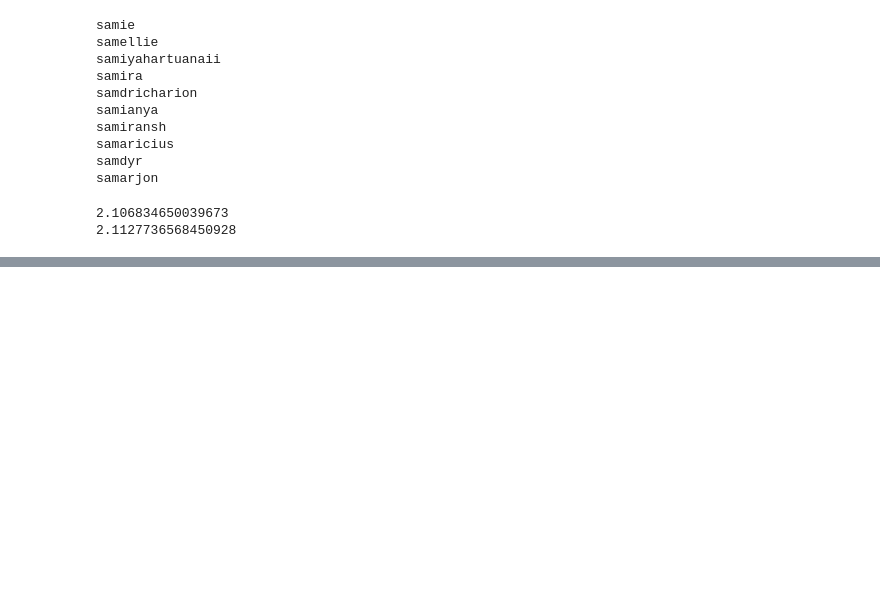
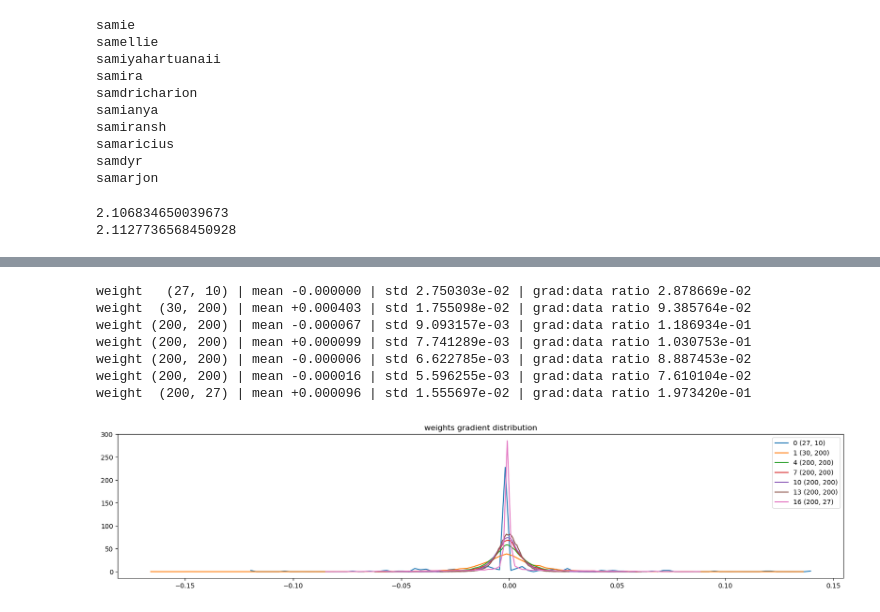
Before and after one commit to gg2001/nn-zero-to-hero, a Jupyter notebook: makemore_mlp2.ipynb, the cells around one changed output, grey strips where cells are left out. Drawn from its saved outputs; the diff is of its cells as text; code cells hidden in the pictures; blank space fills up the shorter version.

```diff
--- a/makemore_mlp2.ipynb
+++ b/makemore_mlp2.ipynb
@@ -433,0 +434,25 @@ Text(0.5, 1.0, 'gradient distribution')
+# %%
+# visualize histograms
+plt.figure(figsize=(20, 4))  # width and height of the plot
+legends = []
+for i, p in enumerate(pytorchified.parameters):
+    t = p.grad
+    if p.ndim == 2:
+        print(
+            "weight %10s | mean %+f | std %e | grad:data ratio %e"
+            % (tuple(p.shape), t.mean(), t.std(), t.std() / p.std())
+        )
+        hy, hx = torch.histogram(t, density=True)
+        plt.plot(hx[:-1].detach(), hy.detach())
+        legends.append(f"{i} {tuple(p.shape)}")
+plt.legend(legends)
+plt.title("weights gradient distribution");
+# %% [output]
+weight   (27, 10) | mean -0.000000 | std 2.750303e-02 | grad:data ratio 2.878669e-02
+weight  (30, 200) | mean +0.000403 | std 1.755098e-02 | grad:data ratio 9.385764e-02
+weight (200, 200) | mean -0.000067 | std 9.093157e-03 | grad:data ratio 1.186934e-01
+weight (200, 200) | mean +0.000099 | std 7.741289e-03 | grad:data ratio 1.030753e-01
+weight (200, 200) | mean -0.000006 | std 6.622785e-03 | grad:data ratio 8.887453e-02
+weight (200, 200) | mean -0.000016 | std 5.596255e-03 | grad:data ratio 7.610104e-02
+weight  (200, 27) | mean +0.000096 | std 1.555697e-02 | grad:data ratio 1.973420e-01
+[figure, added]
```
Also changed, not shown: parts of 4 cells of this notebook, 1 other file.
